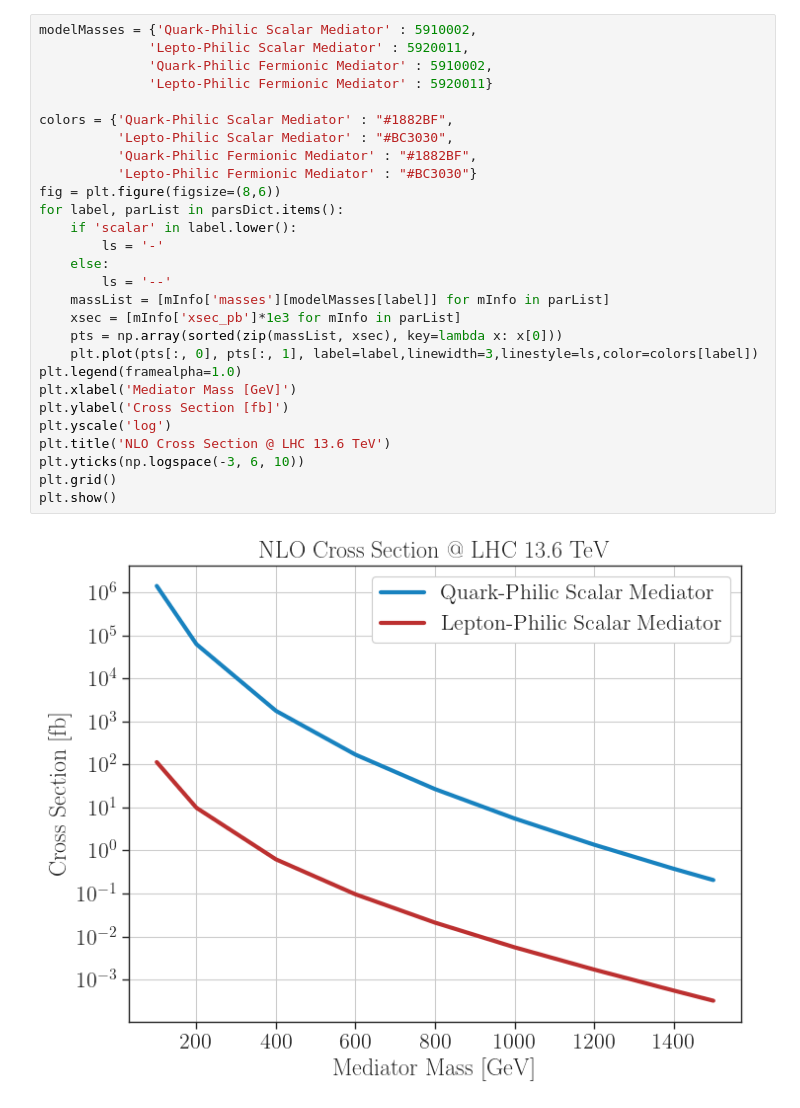
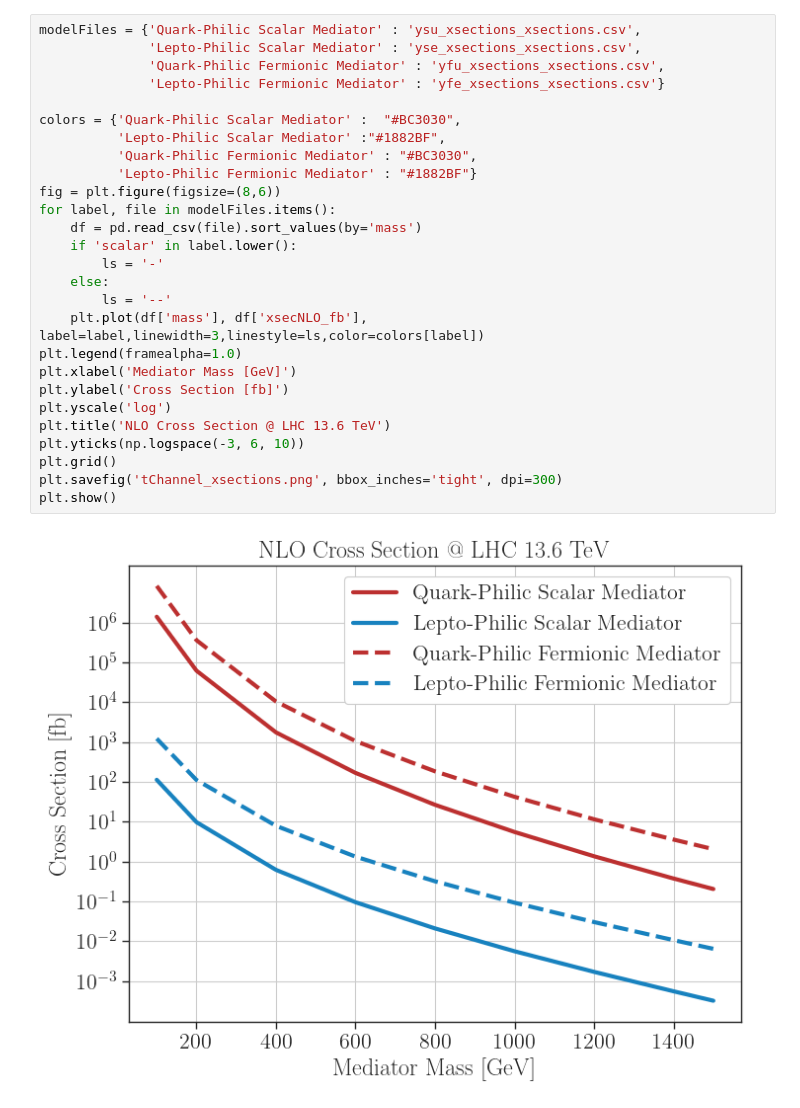
Before and after one commit to andlessa/tChannelDM_models, a Jupyter notebook: plots/plotXsections.ipynb, the cells around one changed output. Saved outputs shown, nothing was run; the diff lists cells and outputs as text.

Commit message:
Added xsecs plot

```diff
--- a/plots/plotXsections.ipynb
+++ b/plots/plotXsections.ipynb
@@ -77,30 +20,29 @@ for label,folder in folderDict.items():
 # %%
-modelMasses = {'Quark-Philic Scalar Mediator' : 5910002,
-              'Lepto-Philic Scalar Mediator' : 5920011,
-              'Quark-Philic Fermionic Mediator' : 5910002,
-              'Lepto-Philic Fermionic Mediator' : 5920011}
+modelFiles = {'Quark-Philic Scalar Mediator' : 'ysu_xsections_xsections.csv',
+              'Lepto-Philic Scalar Mediator' : 'yse_xsections_xsections.csv',
+              'Quark-Philic Fermionic Mediator' : 'yfu_xsections_xsections.csv',
+              'Lepto-Philic Fermionic Mediator' : 'yfe_xsections_xsections.csv'}
 
-colors = {'Quark-Philic Scalar Mediator' : "#1882BF",
-          'Lepto-Philic Scalar Mediator' : "#BC3030",
-          'Quark-Philic Fermionic Mediator' : "#1882BF",
-          'Lepto-Philic Fermionic Mediator' : "#BC3030"}
+colors = {'Quark-Philic Scalar Mediator' :  "#BC3030",
+          'Lepto-Philic Scalar Mediator' :"#1882BF",
+          'Quark-Philic Fermionic Mediator' : "#BC3030",
+          'Lepto-Philic Fermionic Mediator' : "#1882BF"}
 fig = plt.figure(figsize=(8,6))
-for label, parList in parsDict.items():
+for label, file in modelFiles.items():
+    df = pd.read_csv(file).sort_values(by='mass')
     if 'scalar' in label.lower():
         ls = '-'
     else:
         ls = '--'
-    massList = [mInfo['masses'][modelMasses[label]] for mInfo in parList]
-    xsec = [mInfo['xsec_pb']*1e3 for mInfo in parList]
-    pts = np.array(sorted(zip(massList, xsec), key=lambda x: x[0]))
-    plt.plot(pts[:, 0], pts[:, 1], label=label,linewidth=3,linestyle=ls,color=colors[label])
+    plt.plot(df['mass'], df['xsecNLO_fb'], label=label,linewidth=3,linestyle=ls,color=colors[label])
 plt.legend(framealpha=1.0)
 plt.xlabel('Mediator Mass [GeV]')
 plt.ylabel('Cross Section [fb]')
 plt.yscale('log')
 plt.title('NLO Cross Section @ LHC 13.6 TeV')
 plt.yticks(np.logspace(-3, 6, 10))
 plt.grid()
+plt.savefig('tChannel_xsections.png', bbox_inches='tight', dpi=300)
 plt.show()
 # %% [output]
-[figure, old version]
+[figure, new version]
```
Also changed, not shown: parts of 4 cells of this notebook, 6 other files.
